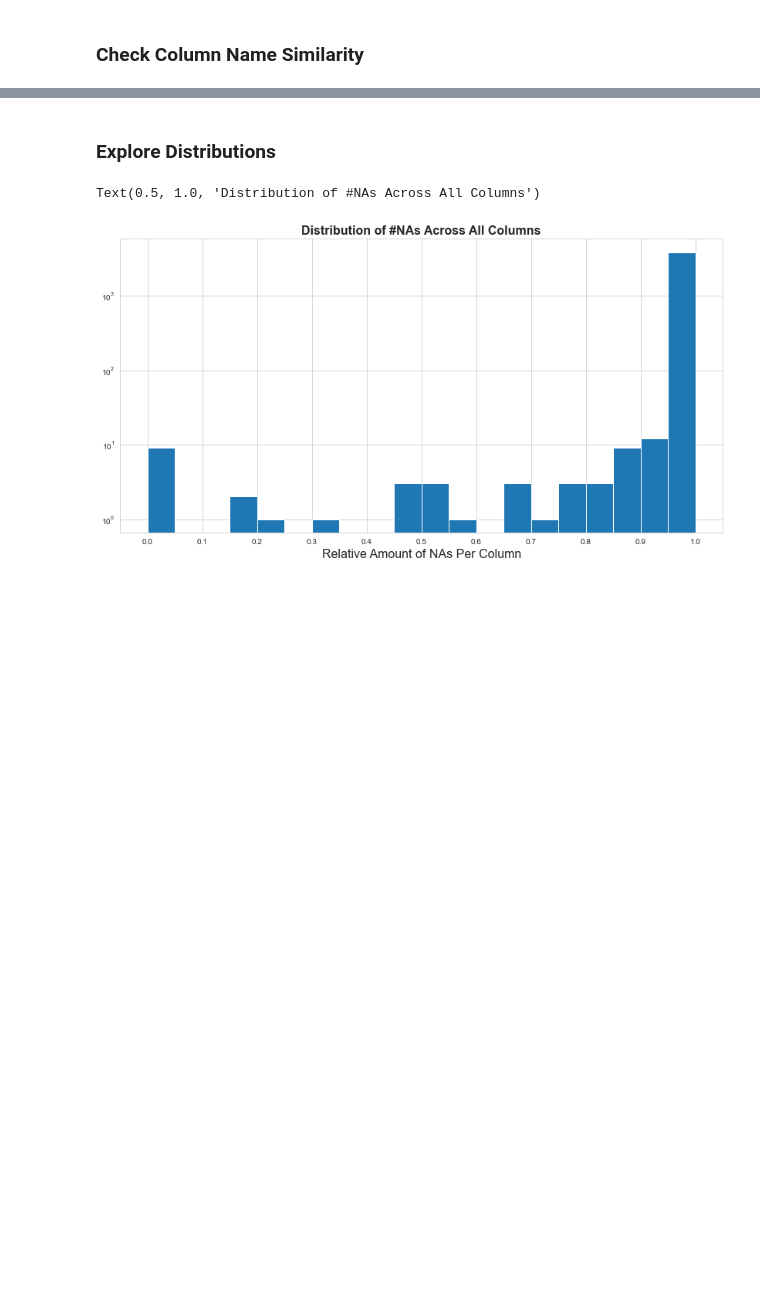
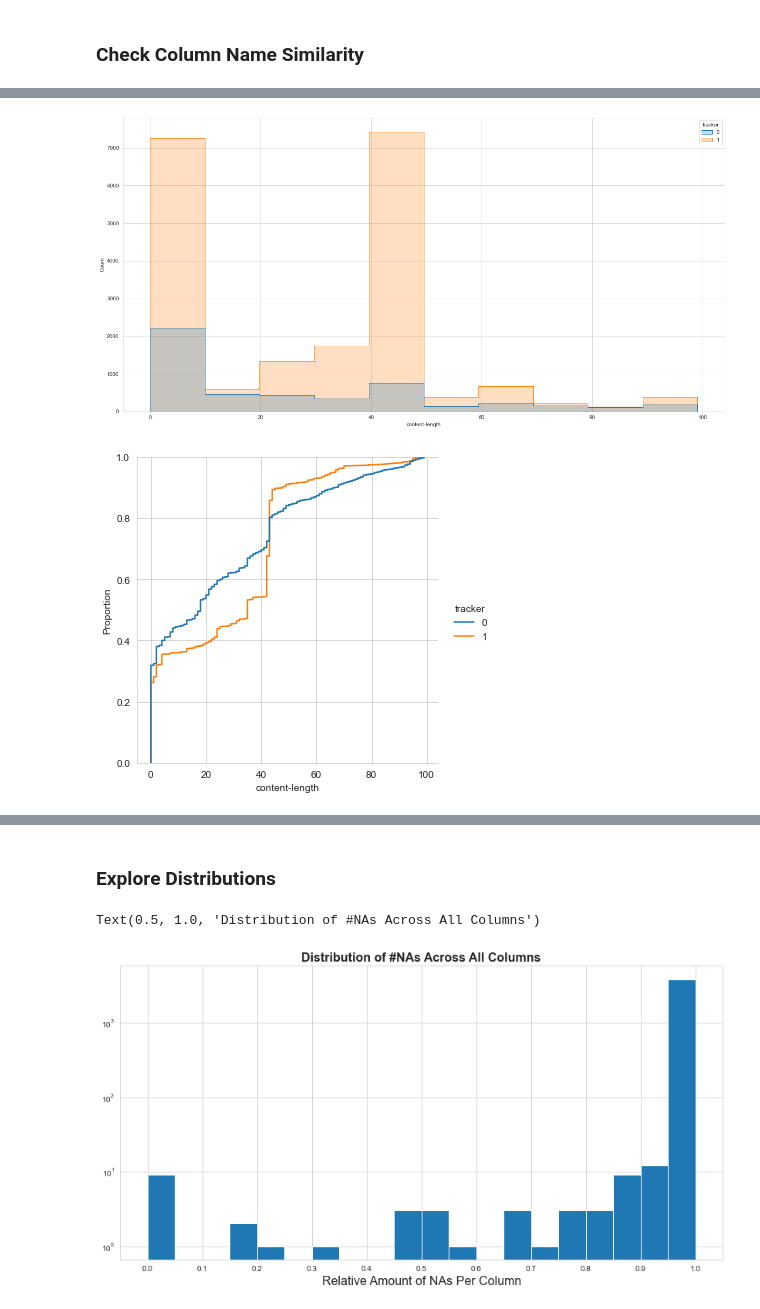
Before and after one commit to wolfrieder/http-response-classifier, a Jupyter notebook: notebooks/data_exploration.ipynb, the cells around one changed output, grey strips where cells are left out. Saved outputs shown, nothing was run; the diff lists cells and outputs as text; code cells hidden in the pictures; blank space fills up the shorter version.

```diff
--- a/notebooks/data_exploration.ipynb
+++ b/notebooks/data_exploration.ipynb
@@ -250,0 +291,11 @@ Wall time: 11.2 s
+# %%
+%matplotlib inline
+plt.figure(figsize=(20, 10))
+cl_values = data[["content-length", "tracker"]].dropna().astype('Int32')
+sns.histplot(cl_values[cl_values['content-length'] < 100], bins=10, x="content-length", hue='tracker', element='step')
+
+sns.displot(cl_values[cl_values['content-length'] < 100], x="content-length", kind='ecdf', hue='tracker')
+plt.show()
+# %% [output]
+[figure, added]
+[figure, added]
```
Also changed, not shown: parts of 36 cells of this notebook, 5 other files.
